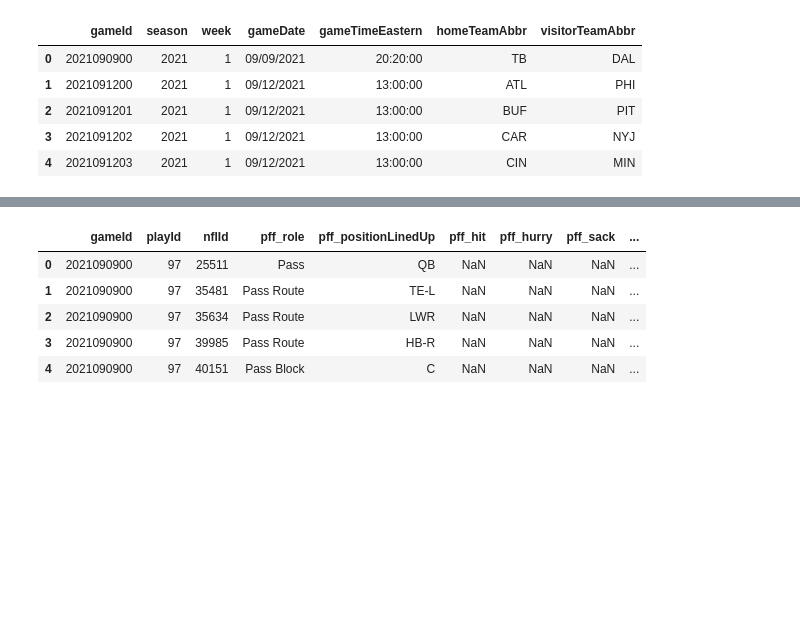
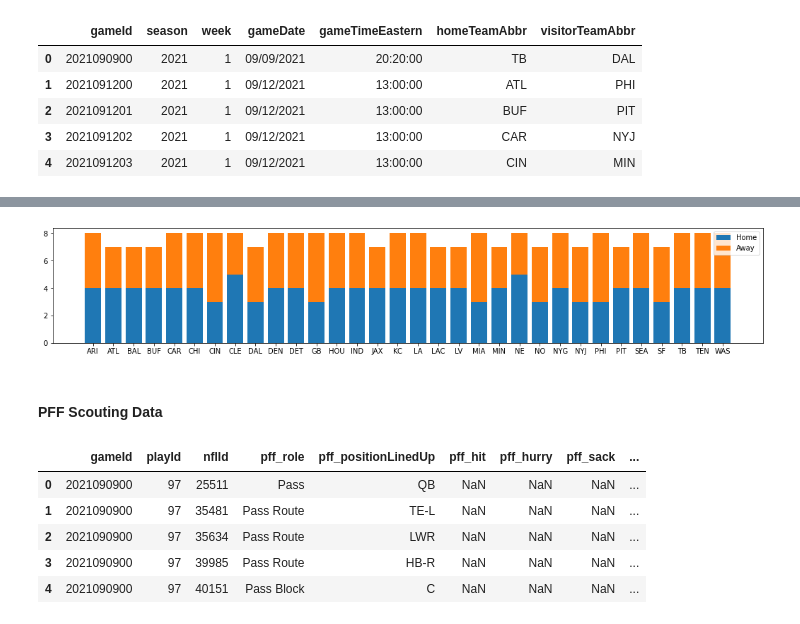
Before and after one commit to DennisKreger/NFL_Performance_Linemen, a Jupyter notebook: initial_data_exploration.ipynb, the cells around one changed output, grey strips where cells are left out. Saved outputs shown, nothing was run; the diff lists cells and outputs as text; code cells hidden in the pictures; blank space fills up the shorter version.

```diff
--- a/initial_data_exploration.ipynb
+++ b/initial_data_exploration.ipynb
@@ -36,3 +51,41 @@ games.head()
+# %%
+home_games_played = games[['homeTeamAbbr', 'gameId']] \
+    .groupby('homeTeamAbbr') \
+    .count() \
+    .reset_index() \
+    .rename(columns={
+        'homeTeamAbbr': 'team',
+        'gameId': 'home_games',
+    }, inplace=False)
+
+away_games_played = games[['visitorTeamAbbr', 'gameId']] \
+    .groupby('visitorTeamAbbr') \
+    .count() \
+    .reset_index() \
+    .rename(columns={
+        'visitorTeamAbbr': 'team',
+        'gameId': 'away_games',
+    }, inplace=False)
+
+games_played = pd.merge(home_games_played, away_games_played, on='team')
+games_played
+
+plt.figure(figsize=(18, 3))
+# width = 0.4
+# x = np.arange(games_played.shape[0])
+# plt.bar(x-0.2, games_played['away_games'], width)
+# plt.bar(x+0.2, games_played['home_games'], width)
+# plt.xticks(x, games_played['team'])
+# plt.show()
+
+plt.bar(games_played['team'], games_played['home_games'])
+plt.bar(games_played['team'], games_played['away_games'], bottom=games_played['home_games'])
+plt.legend(["Home", "Away"])
+plt.show()
+# %% [output]
+[figure, added]
+# %% [markdown]
+#### PFF Scouting Data
 # %%
 pff_scouting_data.head()
 # %% [output]
```
Also changed, not shown: parts of 13 cells of this notebook.
